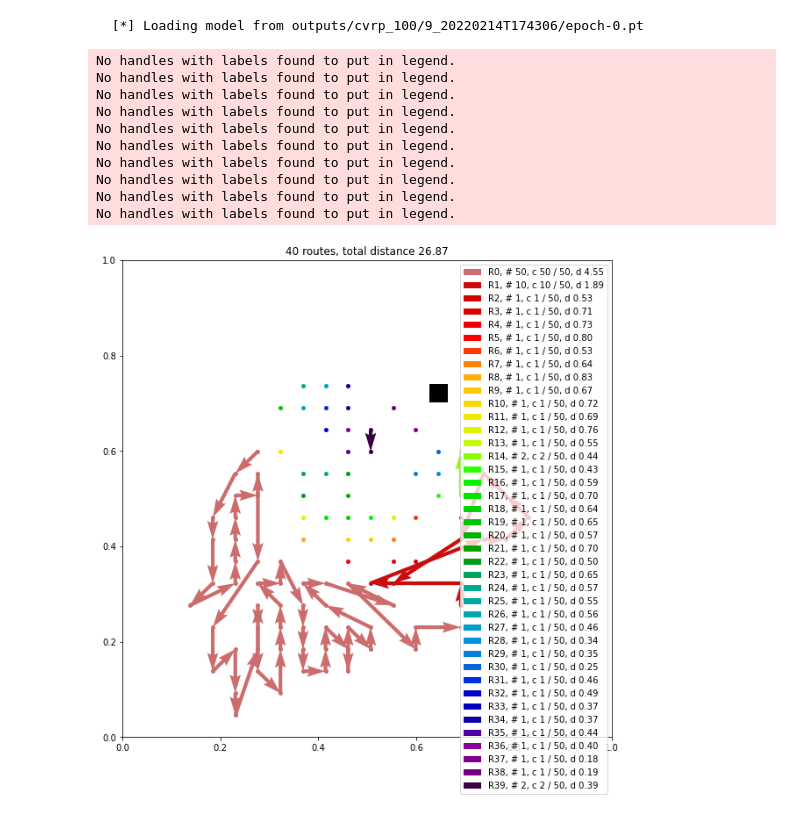
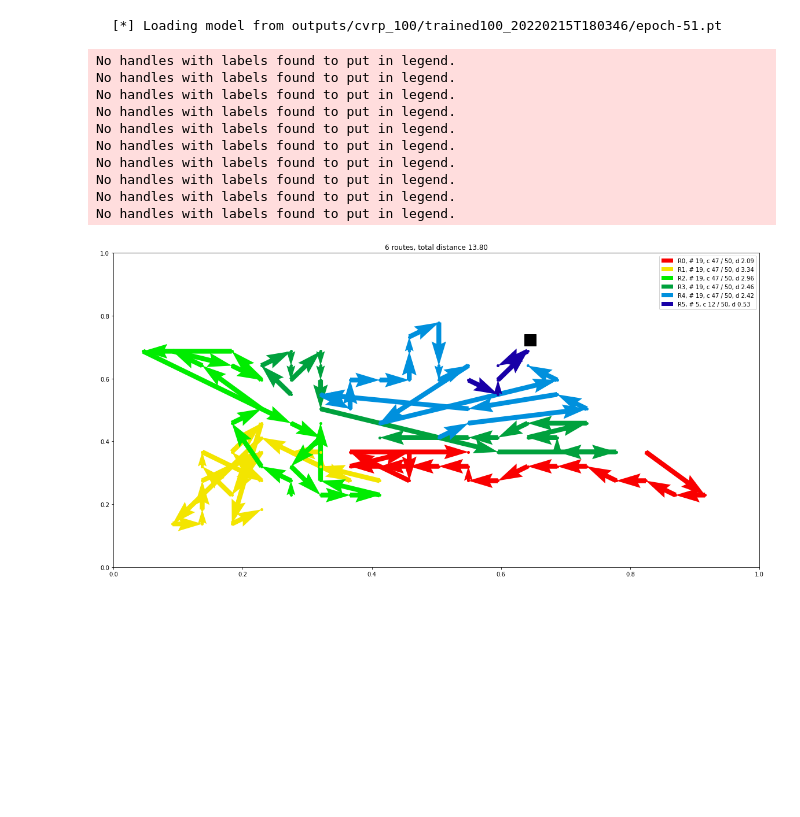
Before and after one commit to tonydavis629/attention-learn-to-route, a Jupyter notebook: plot_vrp.ipynb, the cells around one changed output. Saved outputs shown, nothing was run; the diff lists cells and outputs as text; code cells hidden in the pictures; blank space fills up the shorter version.

```diff
--- a/plot_vrp.ipynb
+++ b/plot_vrp.ipynb
@@ -115,39 +115,39 @@ def plot_vehicle_routes(data, route, ax1, markersize=5, visualize_demands=False,
         ax1.add_collection(pc_used)
         ax1.add_collection(pc_dem)
 # %%
-model, _ = load_model('outputs/cvrp_100/9_20220214T174306/epoch-0.pt')
+model, _ = load_model('outputs/cvrp_100/trained100_20220215T180346/epoch-51.pt')
 torch.manual_seed(1234)
 dataset = CVRP.make_dataset(size=100, num_samples=10)
 # %% [output]
-  [*] Loading model from outputs/cvrp_100/9_20220214T174306/epoch-0.pt
+  [*] Loading model from outputs/cvrp_100/trained100_20220215T180346/epoch-51.pt
 # %%
 # Need a dataloader to batch instances
 dataloader = DataLoader(dataset, batch_size=1000)
 
 # Make var works for dicts
 batch = next(iter(dataloader))
 
 # Run the model
 model.eval()
 model.set_decode_type('greedy')
 with torch.no_grad():
     length, log_p, pi = model(batch, return_pi=True)
 tours = pi
 
 # Plot the results
 for i, (data, tour) in enumerate(zip(dataset, tours)):
-    fig, ax = plt.subplots(figsize=(10, 10))
+    fig, ax = plt.subplots(figsize=(20, 10))
     plot_vehicle_routes(data, tour, ax, visualize_demands=False, demand_scale=50, round_demand=True)
     # fig.savefig(os.path.join('images', 'cvrp_{}.png'.format(i)))
 # %% [output]
 No handles with labels found to put in legend.
 No handles with labels found to put in legend.
 No handles with labels found to put in legend.
 No handles with labels found to put in legend.
 No handles with labels found to put in legend.
 No handles with labels found to put in legend.
 No handles with labels found to put in legend.
 No handles with labels found to put in legend.
 No handles with labels found to put in legend.
 No handles with labels found to put in legend.
-[figure, old version]
+[figure, new version]
```
Also changed, not shown: parts of 1 cell of this notebook, 4 other files.
